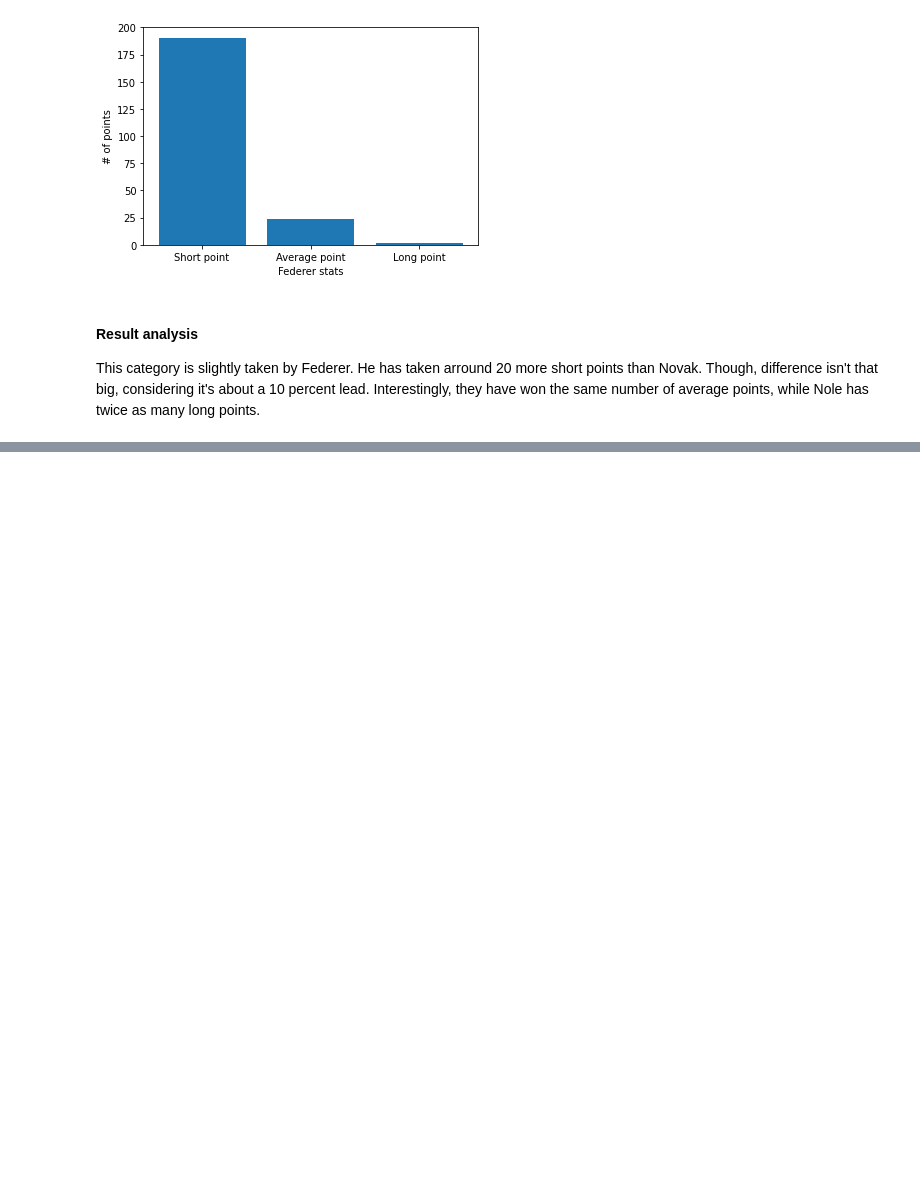
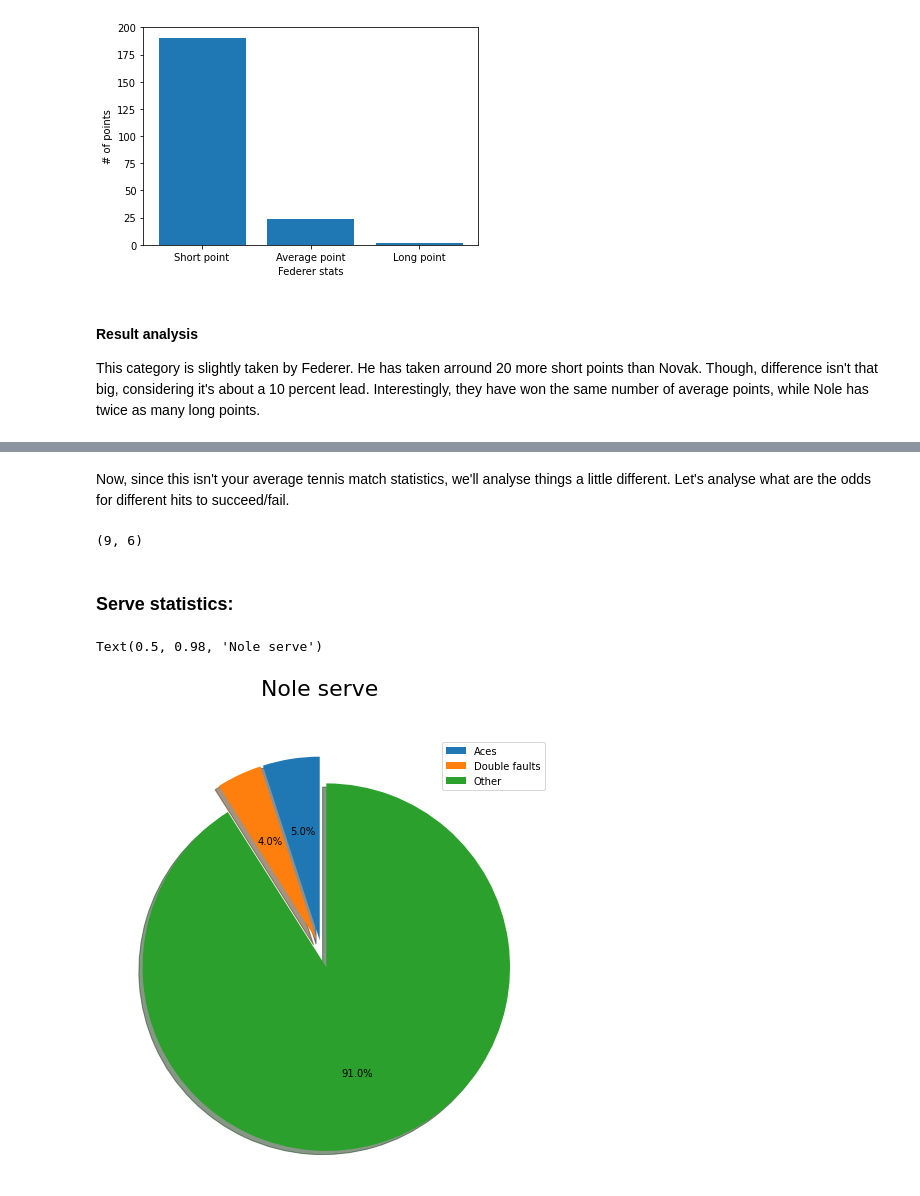
Before and after one commit to PinkFrojdSenjak/Exploratary-Data-Analysis---Tennis-Match-Dataset, a Jupyter notebook: Untitled.ipynb, the cells around one changed output, grey strips where cells are left out. Drawn from its saved outputs; the diff is of its cells as text; code cells hidden in the pictures; blank space fills up the shorter version.

```diff
--- a/Untitled.ipynb
+++ b/Untitled.ipynb
@@ -206,0 +224,30 @@ This category is slightly taken by Federer. He has taken arround 20 more short p
+# %% [markdown]
+Now, since this isn't your average tennis match statistics, we'll analyse things a little different. Let's analyse what are the odds for different hits to succeed/fail.
+# %%
+noleServe, fedServe = df[['server']].value_counts()
+
+temp, fedAce,noleAce  = df[['ace']].value_counts()
+temp, noleDbl, fedDbl = df[['double_fault']].value_counts()
+# %%
+noleDbl, fedDbl
+# %% [output]
+(9, 6)
+# %%
+labelsPie = ['Aces', 'Double faults', 'Other']
+sizesNole = [noleAce / noleServe, noleDbl / noleServe, 1 - (noleAce + noleDbl)/noleServe]
+sizesNole = [round(x,2) for x in sizesNole]
+
+sizesFed = [fedAce / fedServe, fedDbl / fedServe, 1 - (fedAce + fedDbl)/ fedServe]
+sizesFed = [round(x,2) for x in sizesFed]
+# %% [markdown]
+###  Serve statistics:
+# %%
+explode = [0.05, 0.05, 0.1]
+fig, ax = plt.subplots(1,1,figsize = (8,8))
+ax.pie(sizesNole,explode = explode, shadow = True,autopct='%1.1f%%', startangle=90 )
+ax.axis('equal')
+ax.legend(labels = labelsPie)
+fig.suptitle('Nole serve', fontsize = 22)
+# %% [output]
+Text(0.5, 0.98, 'Nole serve')
+[figure, added]
```
Also changed, not shown: parts of 37 cells of this notebook.
